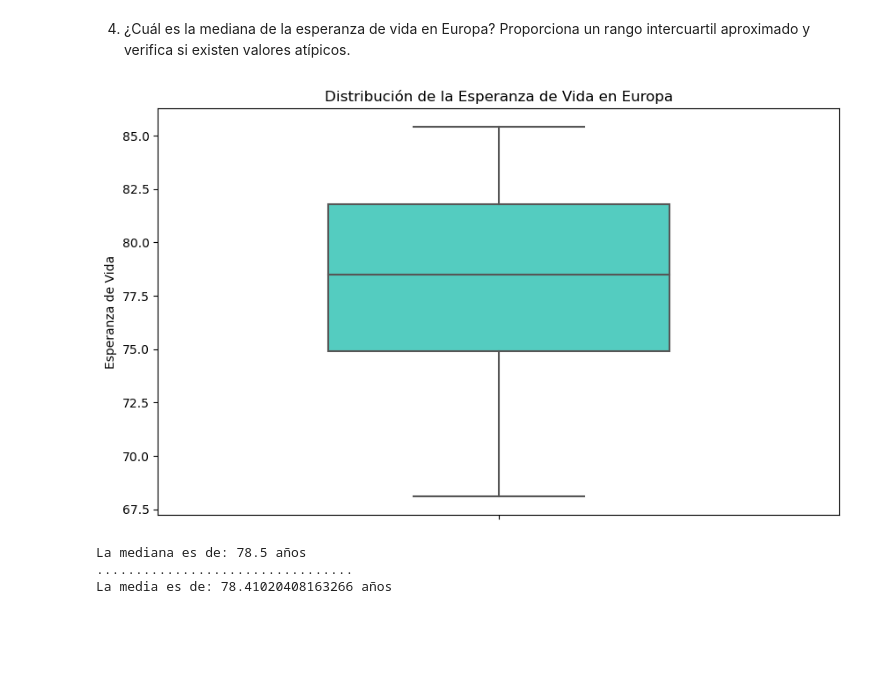
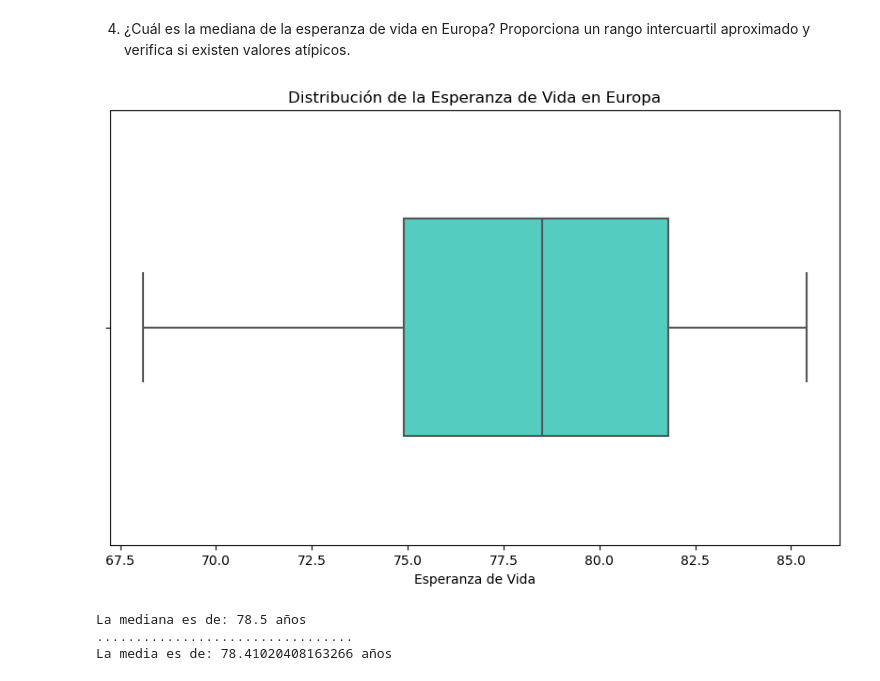
Before and after one commit to TaniaGraff/Modulo3, a Jupyter notebook: Ejercicios_Pair_Programming_Visualizacion.ipynb, the cells around one changed output. Drawn from its saved outputs; the diff is of its cells as text; code cells hidden in the pictures; blank space fills up the shorter version.

```diff
--- a/Ejercicios_Pair_Programming_Visualizacion.ipynb
+++ b/Ejercicios_Pair_Programming_Visualizacion.ipynb
@@ -172,13 +178,13 @@ plt.title("Porcentaje de Países por Continente");
 # %%
 df_europa = df[df['continent'] == 'Europa']
 
 # Crear el boxplot con seaborn
 plt.figure(figsize=(10, 6))
-sns.boxplot(y='lifeexpectancy', data=df_europa, width=0.5, color='turquoise')
+sns.boxplot(x='lifeexpectancy', data=df_europa, width=0.5, color='turquoise')
 plt.title('Distribución de la Esperanza de Vida en Europa')
-plt.ylabel('Esperanza de Vida');
+plt.xlabel('Esperanza de Vida');
 # %% [output]
-[figure, old version]
+[figure, new version]
 # %%
 #Compruebo el dato exacto de la mediana y lo comparo con la media.
 mediana = df[df['continent'] == 'Europa']['lifeexpectancy'].median()
```
Also changed, not shown: parts of 3 cells of this notebook.
